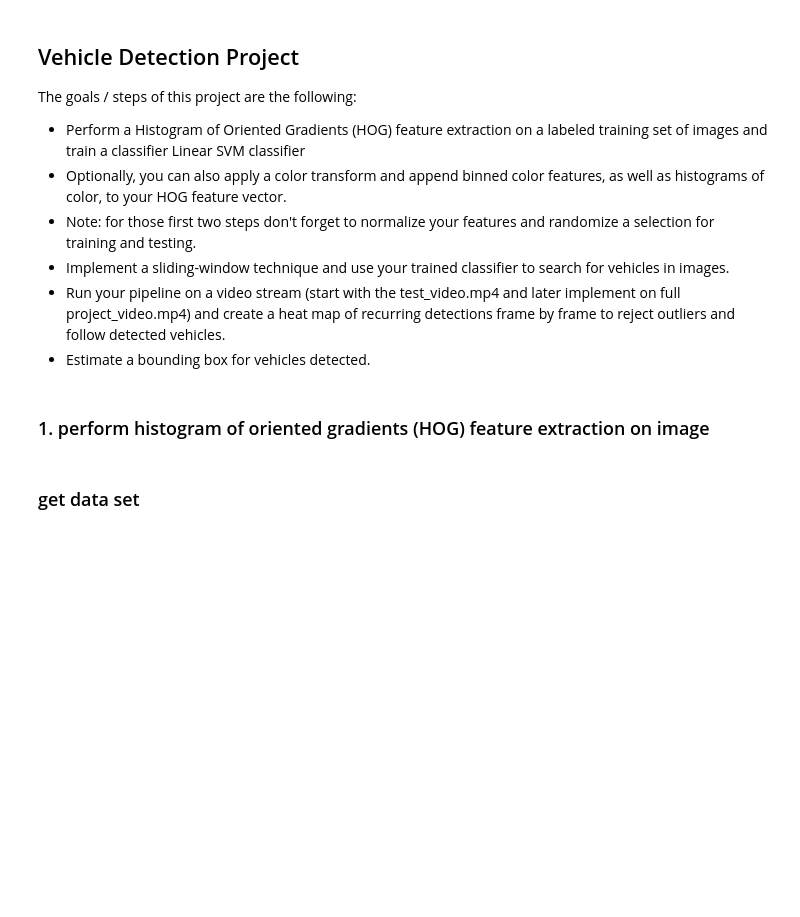
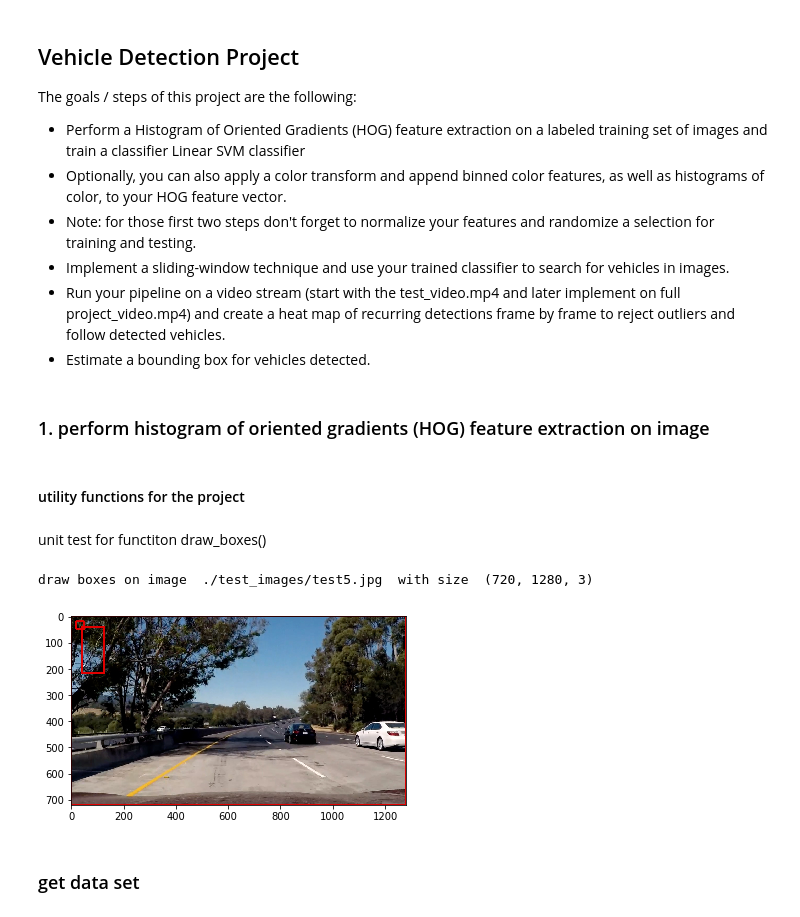
Before and after one commit to easyfly007/autodrive_projects, a Jupyter notebook: proj_vehicle_detection/solution.ipynb, the cells around one changed output. Saved outputs shown, nothing was run; the diff lists cells and outputs as text; code cells hidden in the pictures; blank space fills up the shorter version.

Commit message:
add unit test for draw boxes

```diff
--- a/proj_vehicle_detection/solution.ipynb
+++ b/proj_vehicle_detection/solution.ipynb
@@ -25,3 +25,5 @@ import matplotlib.image as mpimg
 
 %matplotlib inline
+# %% [markdown]
+#### utility functions for the project
 # %%
@@ -31,6 +33,28 @@ def draw_boxes(img, bboxes, color = (0,0,225), thick = 6):
         p1, p2 = bbox
         cv2.rectangle(drawimg, p1, p2, color, thick)
     return drawimg
+# %% [markdown]
+unit test for functiton draw_boxes()
+# %%
+def test_draw_boxes():
+    filename = './test_images/test5.jpg'
+    img = cv2.imread(filename)
+    print('draw boxes on image ', filename, ' with size ', img.shape)
+    bboxes = []
+    p1, p2 = (40, 40), (126, 217)
+    bboxes.append((p1, p2))
+    p1, p2 = (0, 0), (1280, 720)
+    bboxes.append((p1, p2))
+    p1, p2 = (50, 50), (20, 20)
+    bboxes.append((p1, p2))
+
+    result = draw_boxes(img, bboxes, color = (0, 0, 225), thick = 6)
+    plt.imshow(cv2.cvtColor(result, cv2.COLOR_BGR2RGB))
+# %%
+test_draw_boxes()
+# %% [output]
+draw boxes on image  ./test_images/test5.jpg  with size  (720, 1280, 3)
+[figure, added]
 # %%
 def find_matches(img, template_list):
     # Define an empty list to take bbox coords
```
Also changed, not shown: parts of 2 cells of this notebook.
